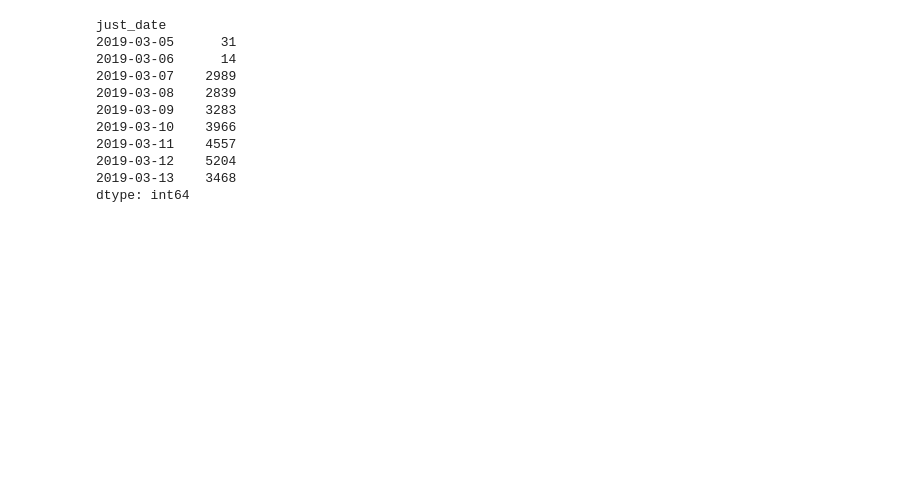
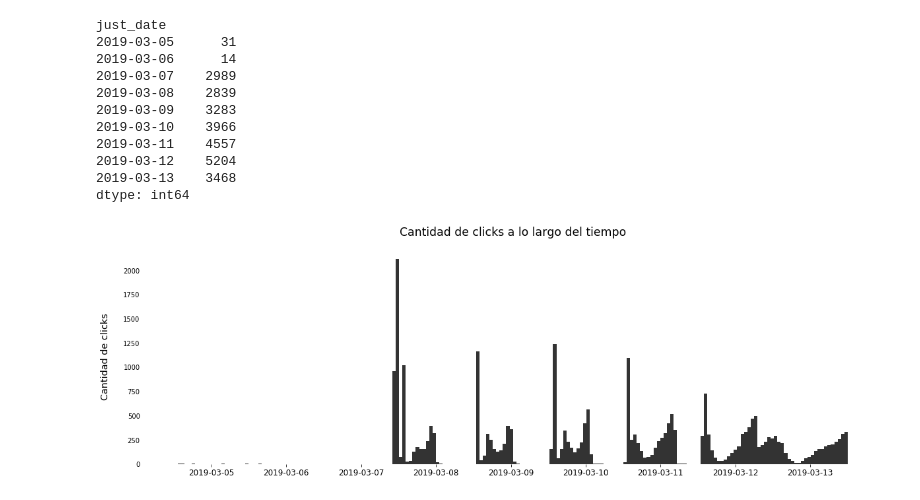
Before and after one commit to nkazlauskas/7506-tp1, a Jupyter notebook: clicks.ipynb, the cells around one changed output. Saved outputs shown, nothing was run; the diff lists cells and outputs as text; code cells hidden in the pictures; blank space fills up the shorter version.

```diff
--- a/clicks.ipynb
+++ b/clicks.ipynb
@@ -121,3 +70,24 @@ just_date
 2019-03-12    5204
 2019-03-13    3468
 dtype: int64
+# %%
+plt.figure(figsize=(20, 6))
+plt.hist(clicks['created'], bins = 200, color = '#000000', alpha = 0.8)
+
+plt.tick_params(top = False, bottom = True, left = False, right = False, labelleft = True, labelbottom = True)
+
+for spine in plt.gca().spines.values():
+    spine.set_visible(False)
+
+plt.xticks(ticks = [pd.to_datetime('2019-03-05 12:00:00'), pd.to_datetime('2019-03-06 12:00:00'), pd.to_datetime('2019-03-07 12:00:00'),
+                    pd.to_datetime('2019-03-08 12:00:00'), pd.to_datetime('2019-03-09 12:00:00'), pd.to_datetime('2019-03-10 12:00:00'),
+                   pd.to_datetime('2019-03-11 12:00:00'), pd.to_datetime('2019-03-12 12:00:00'), pd.to_datetime('2019-03-13 12:00:00')],
+           labels = ['2019-03-05', '2019-03-06', '2019-03-07', '2019-03-08','2019-03-09', '2019-03-10', '2019-03-11', '2019-03-12', '2019-03-13'],
+           fontsize = 'large')
+plt.ylabel('Cantidad de clicks', labelpad = 20, fontsize = 'x-large')
+plt.title('Cantidad de clicks a lo largo del tiempo', fontsize = 'xx-large', pad = 20)
+
+
+plt.show()
+# %% [output]
+[figure, added]
```
Also changed, not shown: parts of 51 cells of this notebook.
